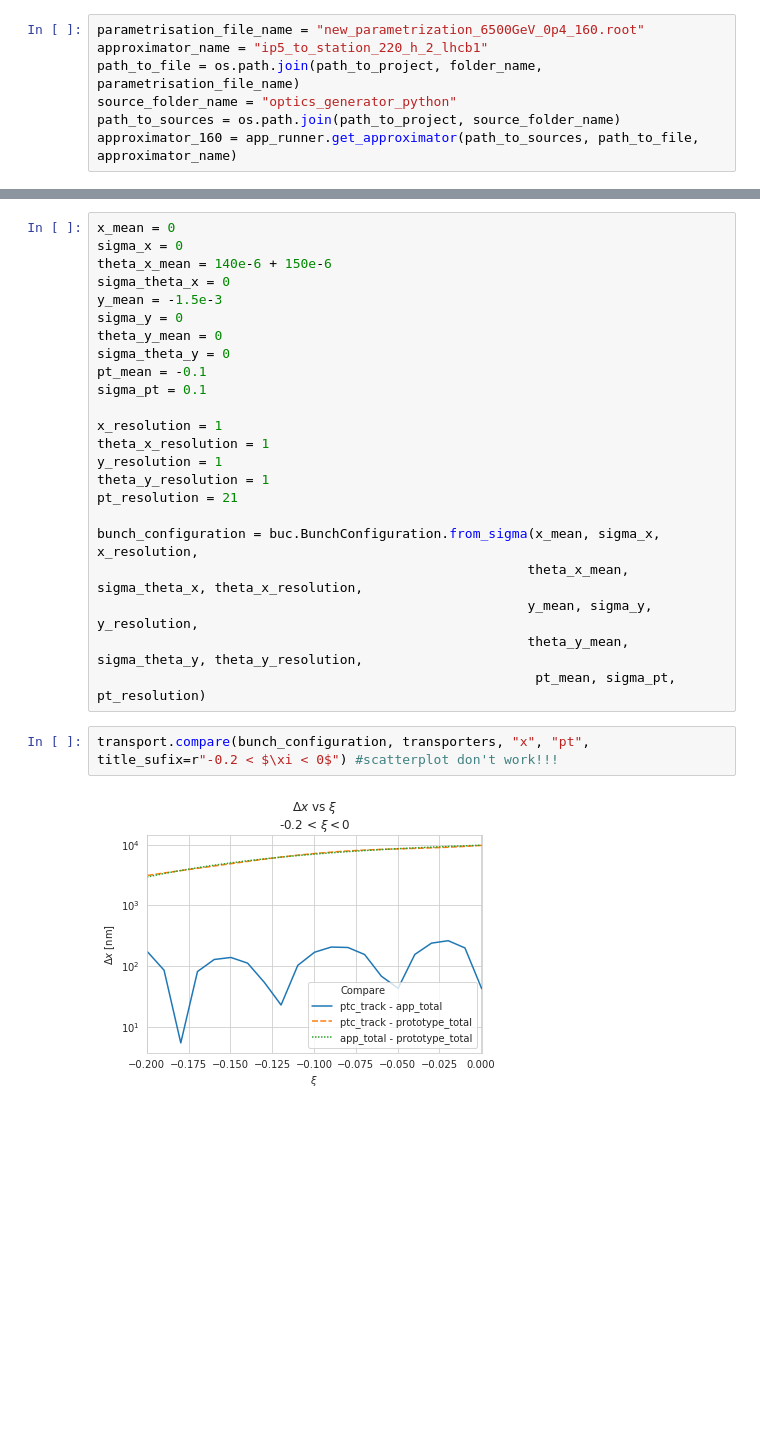
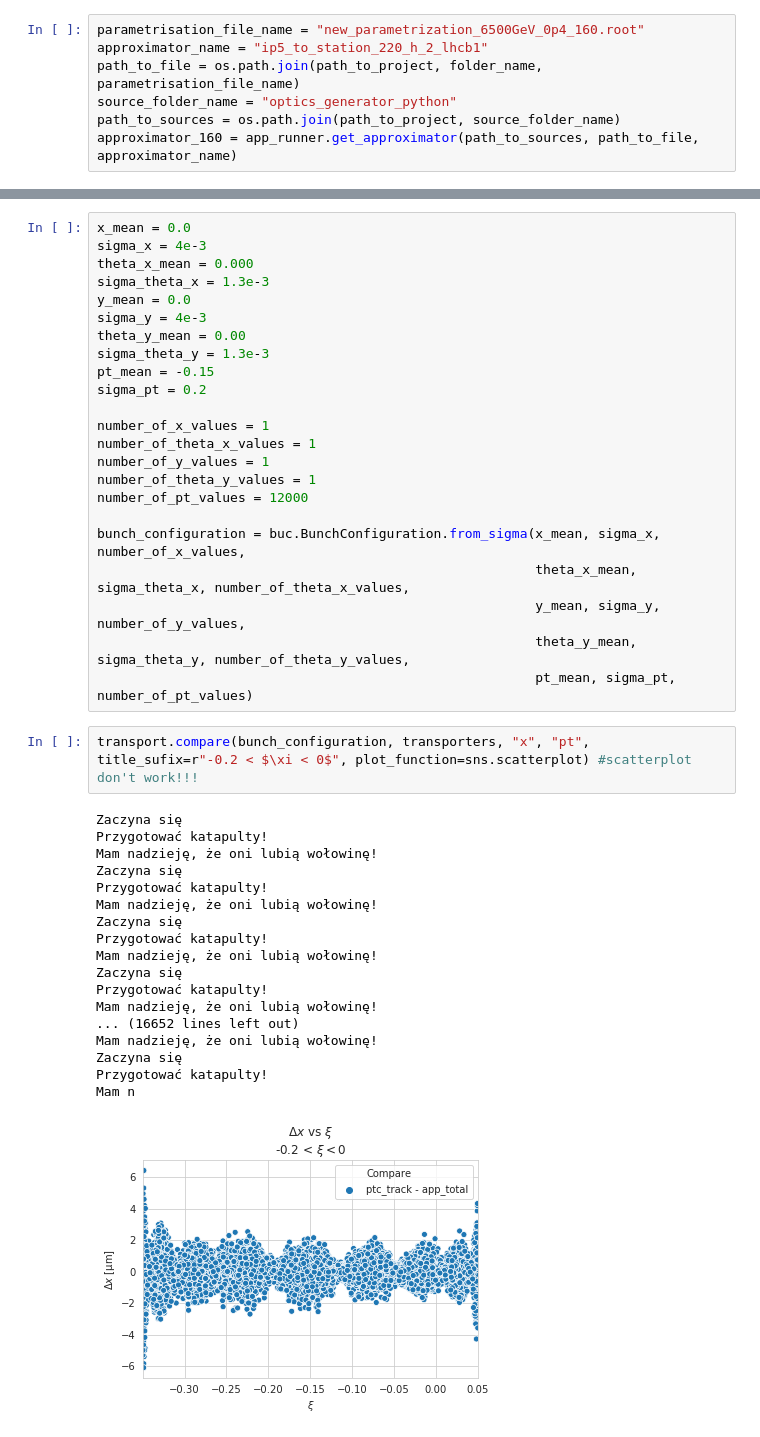
Before and after one commit to mucharafal/optics_generator_python, a Jupyter notebook: notebooks/Errors.ipynb, the cells around one changed output, grey strips where cells are left out. Saved outputs shown, nothing was run; the diff lists cells and outputs as text; blank space fills up the shorter version.

```diff
--- a/notebooks/Errors.ipynb
+++ b/notebooks/Errors.ipynb
@@ -113,28 +119,45 @@ transporters = {
 }
 # %%
-x_mean = 0
-sigma_x = 0
-theta_x_mean = 140e-6 + 150e-6
-sigma_theta_x = 0
-y_mean = -1.5e-3
-sigma_y = 0
-theta_y_mean = 0
-sigma_theta_y = 0
-pt_mean = -0.1
-sigma_pt = 0.1
+x_mean = 0.0
+sigma_x = 4e-3
+theta_x_mean = 0.000
+sigma_theta_x = 1.3e-3
+y_mean = 0.0
+sigma_y = 4e-3
+theta_y_mean = 0.00
+sigma_theta_y = 1.3e-3
+pt_mean = -0.15
+sigma_pt = 0.2
 
-x_resolution = 1
-theta_x_resolution = 1
-y_resolution = 1
-theta_y_resolution = 1
-pt_resolution = 21
+number_of_x_values = 1
+number_of_theta_x_values = 1
+number_of_y_values = 1
+number_of_theta_y_values = 1
+number_of_pt_values = 12000
 
-bunch_configuration = buc.BunchConfiguration.from_sigma(x_mean, sigma_x, x_resolution,
-                                                       theta_x_mean, sigma_theta_x, theta_x_resolution,
-                                                       y_mean, sigma_y, y_resolution,
-                                                       theta_y_mean, sigma_theta_y, theta_y_resolution,
-                                                        pt_mean, sigma_pt, pt_resolution)
+bunch_configuration = buc.BunchConfiguration.from_sigma(x_mean, sigma_x, number_of_x_values,
+                                                        theta_x_mean, sigma_theta_x, number_of_theta_x_values,
+                                                        y_mean, sigma_y, number_of_y_values,
+                                                        theta_y_mean, sigma_theta_y, number_of_theta_y_values,
+                                                        pt_mean, sigma_pt, number_of_pt_values)
 # %%
-transport.compare(bunch_configuration, transporters, "x", "pt", title_sufix=r"-0.2 < $\xi < 0$") #scatterplot don't work!!!
+transport.compare(bunch_configuration, transporters, "x", "pt", title_sufix=r"-0.2 < $\xi < 0$", plot_function=sns.scatterplot) #scatterplot don't work!!!
 # %% [output]
+Zaczyna się
+Przygotować katapulty!
+Mam nadzieję, że oni lubią wołowinę!
+Zaczyna się
+Przygotować katapulty!
+Mam nadzieję, że oni lubią wołowinę!
+Zaczyna się
+Przygotować katapulty!
+Mam nadzieję, że oni lubią wołowinę!
+Zaczyna się
+Przygotować katapulty!
+Mam nadzieję, że oni lubią wołowinę!
+... (16652 lines left out)
+Mam nadzieję, że oni lubią wołowinę!
+Zaczyna się
+Przygotować katapulty!
+Mam n
-[figure, old version]
+[figure, new version]
```
Also changed, not shown: parts of 38 cells of this notebook, 15 other files.
